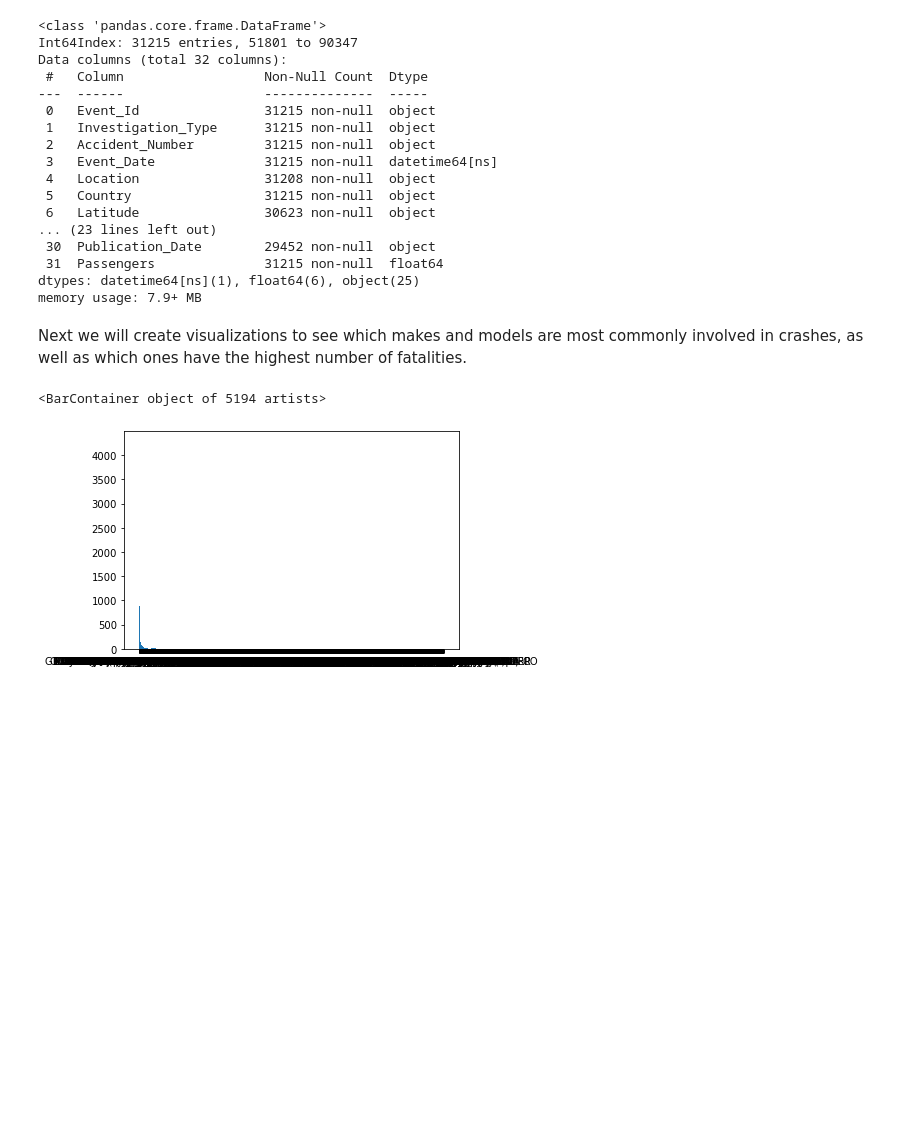
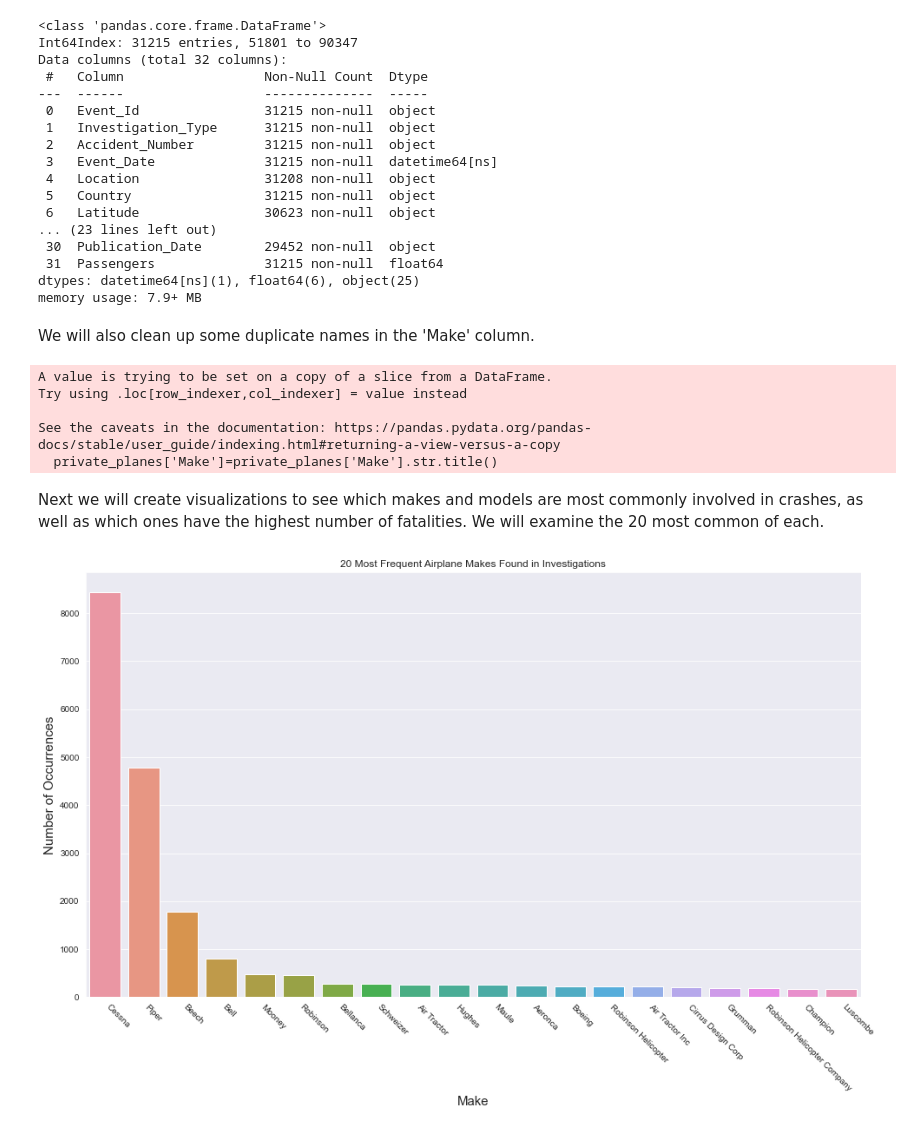
Before and after one commit to jtjohn172/Aviation-Data-Analysis-Project, a Jupyter notebook: notebooks/private-planes.ipynb, the cells around one changed output. Drawn from its saved outputs; the diff is of its cells as text; code cells hidden in the pictures; blank space fills up the shorter version.

Commit message:
Added bar charts

```diff
--- a/notebooks/private-planes.ipynb
+++ b/notebooks/private-planes.ipynb
@@ -131,12 +131,25 @@ dtypes: datetime64[ns](1), float64(6), object(25)
 memory usage: 7.9+ MB
 # %%
 private_planes=private_planes.dropna(subset=['Make', 'Model'])
+# %% [markdown]
+We will also clean up some duplicate names in the 'Make' column.
+# %%
+private_planes['Make']=private_planes['Make'].str.title()
+# %% [output]
+A value is trying to be set on a copy of a slice from a DataFrame.
+Try using .loc[row_indexer,col_indexer] = value instead
+
+See the caveats in the documentation: https://pandas.pydata.org/pandas-docs/stable/user_guide/indexing.html#returning-a-view-versus-a-copy
+  private_planes['Make']=private_planes['Make'].str.title()
 # %% [markdown]
-Next we will create visualizations to see which makes and models are most commonly involved in crashes, as well as which ones have the highest number of fatalities.
+Next we will create visualizations to see which makes and models are most commonly involved in crashes, as well as which ones have the highest number of fatalities. We will examine the 20 most common of each.
-# %%
-fig, ax=plt.subplots()
-
-ax.bar(private_planes['Make'].value_counts().index, private_planes['Make'].value_counts().values)
-# %% [output]
-<BarContainer object of 5194 artists>
-[figure, removed]
+# %%
+fig, ax=plt.subplots(figsize=(16,9))
+sns.set_style('darkgrid')
+makes=sns.barplot(data=private_planes, x=private_planes['Make'].value_counts().index[:20], y=private_planes['Make'].value_counts().values[:20])
+makes.set_title('20 Most Frequent Airplane Makes Found in Investigations')
+makes.set_xlabel('Make', fontsize=15)
+makes.set_ylabel('Number of Occurrences', fontsize=15)
+makes.set_xticklabels(private_planes['Make'].value_counts().index[:20], rotation=-45, ha='left');
+# %% [output]
+[figure, added]
```
Also changed, not shown: parts of 5 cells of this notebook.
